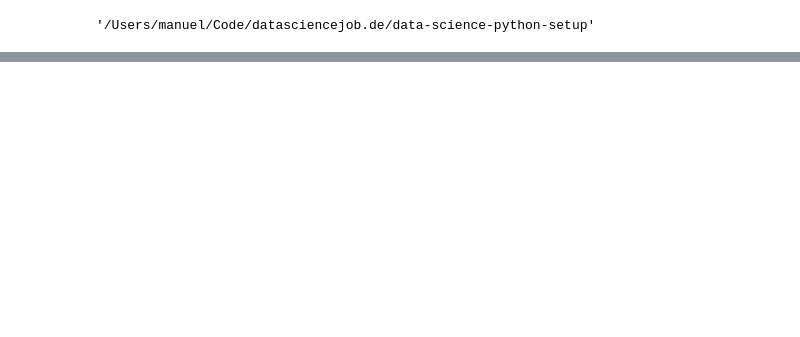
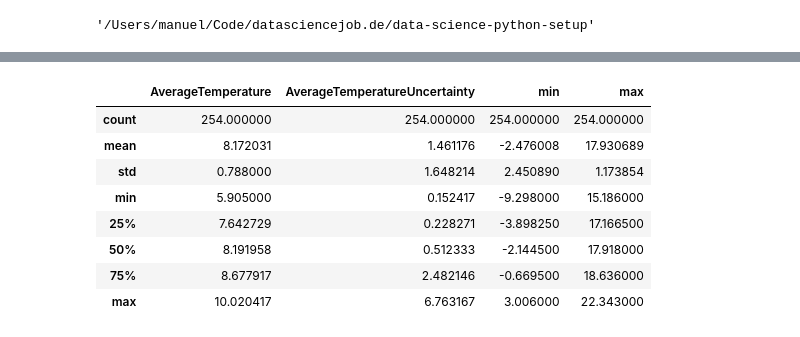
Before and after one commit to funkensturm/data-science-python-setup, a Jupyter notebook: notebooks/Path utility functions.ipynb, the cells around one changed output, grey strips where cells are left out. Drawn from its saved outputs; the diff is of its cells as text; code cells hidden in the pictures; blank space fills up the shorter version.

```diff
--- a/notebooks/Path utility functions.ipynb
+++ b/notebooks/Path utility functions.ipynb
@@ -22,0 +72,17 @@ Creating "/Users/manuel/Code/datasciencejob.de/data-science-python-setup/data/my
+# %%
+country_resampled = country.resample('A')
+country_by_year = country_resampled.mean()
+country_by_year['min'] = country_resampled.min()['AverageTemperature']
+country_by_year['max'] = country_resampled.max()['AverageTemperature']
+
+country_by_year.describe()
+# %% [output]
+|  | AverageTemperature | AverageTemperatureUncertainty | min | max |
+| count | 254.000000 | 254.000000 | 254.000000 | 254.000000 |
+| mean | 8.172031 | 1.461176 | -2.476008 | 17.930689 |
+| std | 0.788000 | 1.648214 | 2.450890 | 1.173854 |
+| min | 5.905000 | 0.152417 | -9.298000 | 15.186000 |
+| 25% | 7.642729 | 0.228271 | -3.898250 | 17.166500 |
+| 50% | 8.191958 | 0.512333 | -2.144500 | 17.918000 |
+| 75% | 8.677917 | 2.482146 | -0.669500 | 18.636000 |
+| max | 10.020417 | 6.763167 | 3.006000 | 22.343000 |
```
Also changed, not shown: parts of 11 cells of this notebook.
